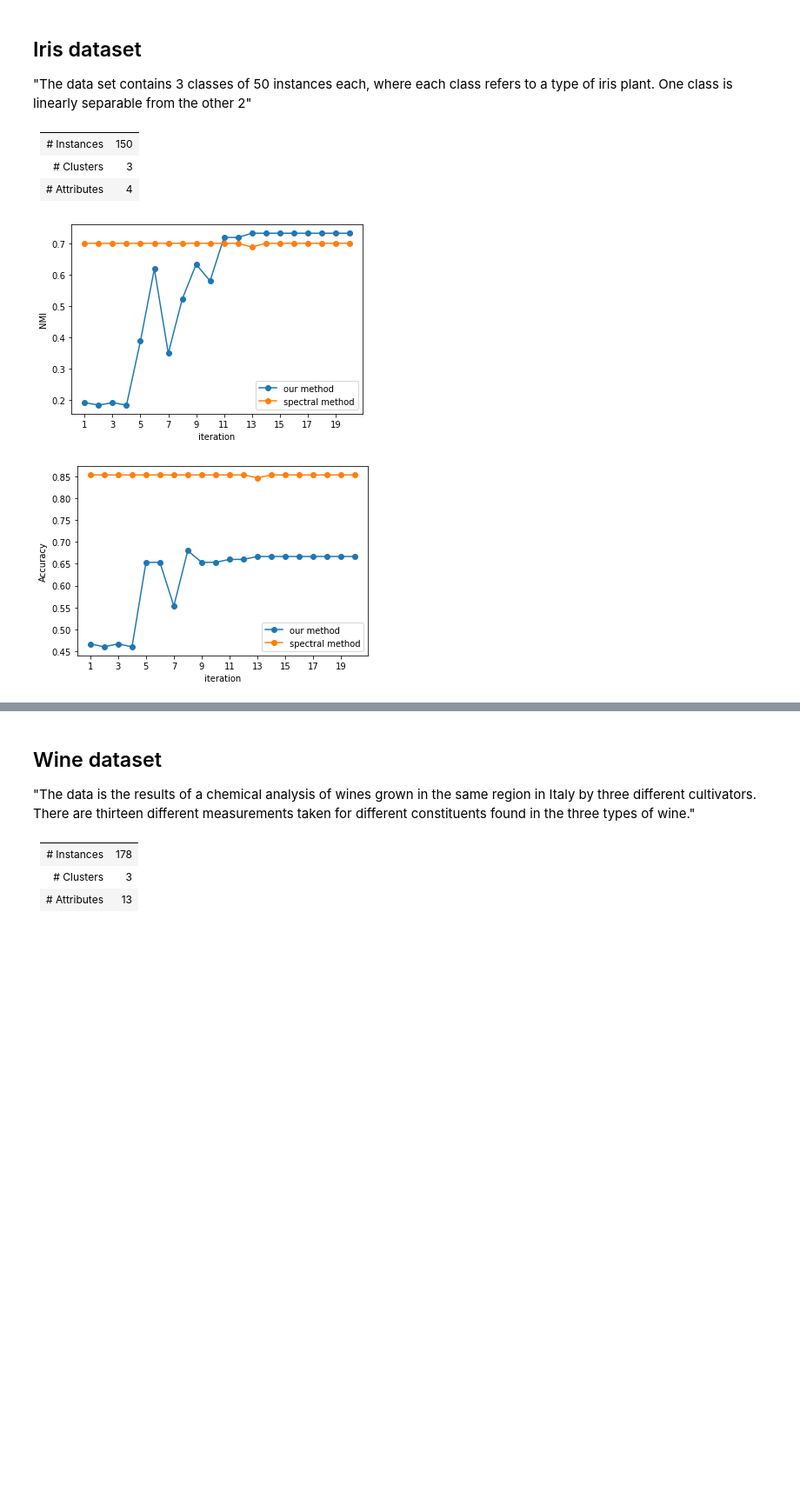
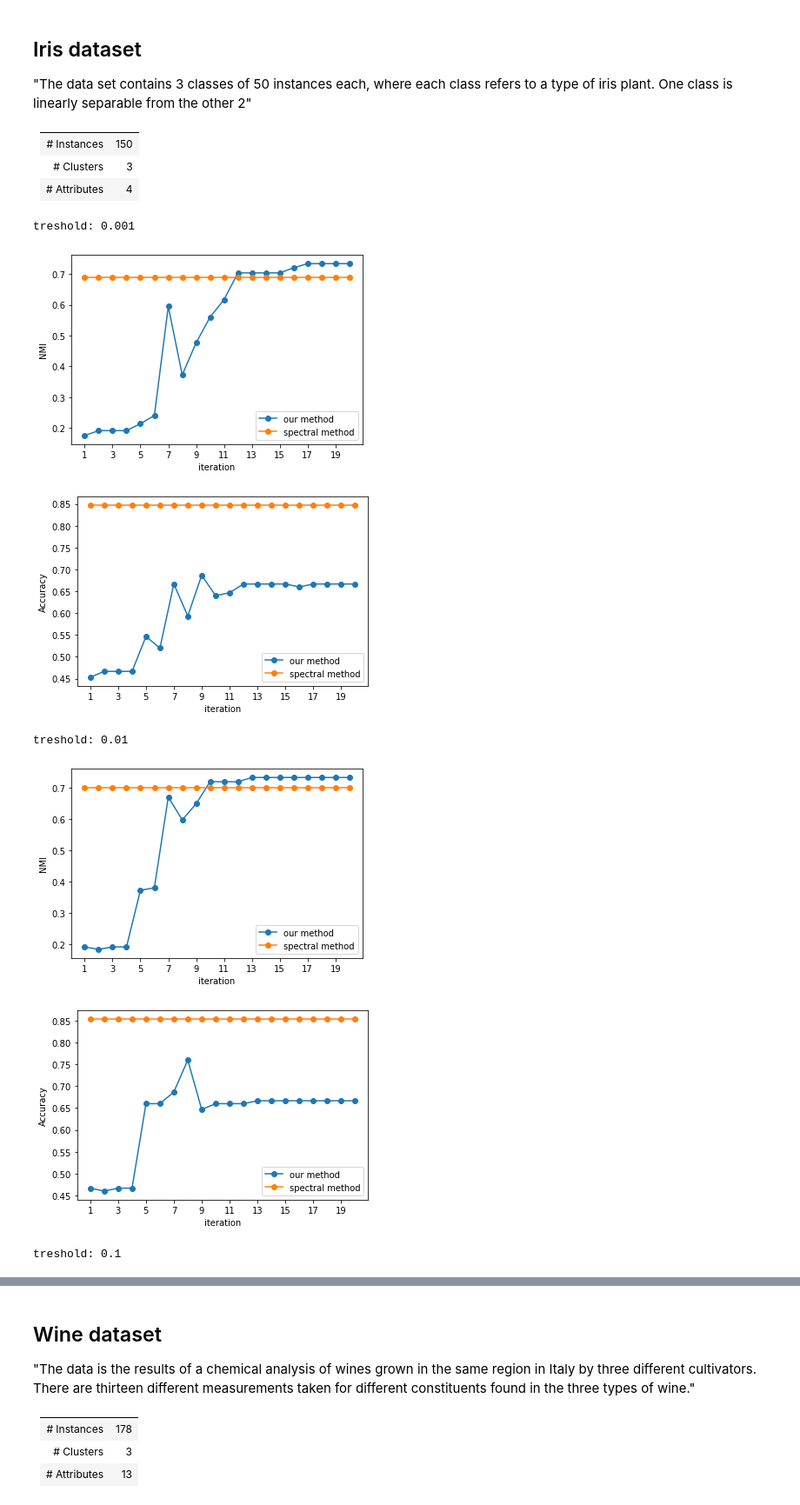
Before and after one commit to sahelyiyi/LocClustNLasso, a Jupyter notebook: amir/main.ipynb, the cells around one changed output, grey strips where cells are left out. Shown at 87% size. Saved outputs shown, nothing was run; the diff lists cells and outputs as text; code cells hidden in the pictures; blank space fills up the shorter version.

```diff
--- a/amir/main.ipynb
+++ b/amir/main.ipynb
@@ -133,7 +132,15 @@ def run_and_plot_iterations(X, y) -> None:
 # %%
 X, y = datasets.load_iris(return_X_y=True)
 X, y = shuffle(X, y, random_state=0)
-run_and_plot_iterations(X, y)
-# %% [output]
-[figure, removed]
-[figure, removed]
+# %%
+for tr in (0.001, 0.01, 0.1, 0.2):
+    print('treshold: {}'.format(tr))
+    run_and_plot_iterations(X, y, tr=tr)
+# %% [output]
+treshold: 0.001
+[figure, added]
+[figure, added]
+treshold: 0.01
+[figure, added]
+[figure, added]
+treshold: 0.1
```
Also changed, not shown: parts of 4 cells of this notebook.
